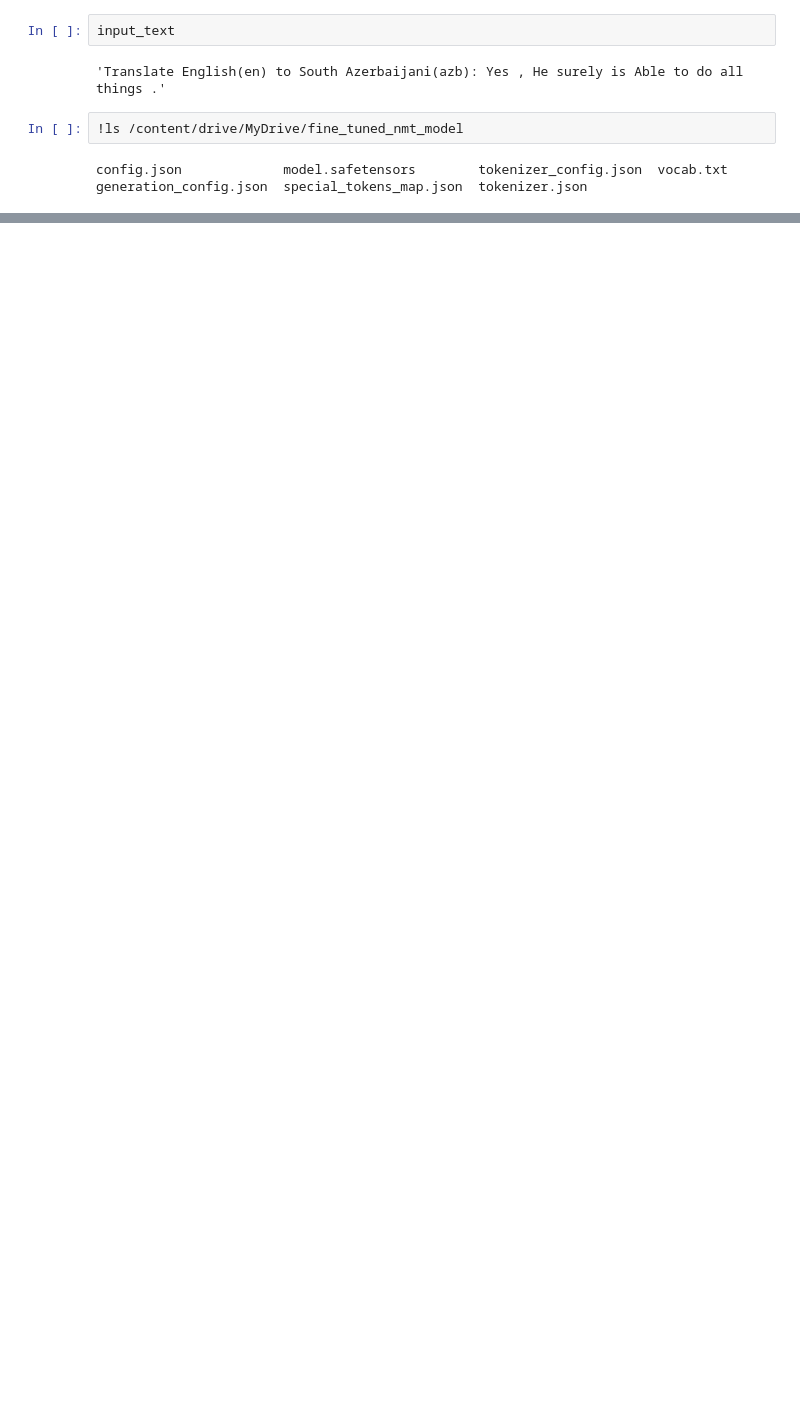
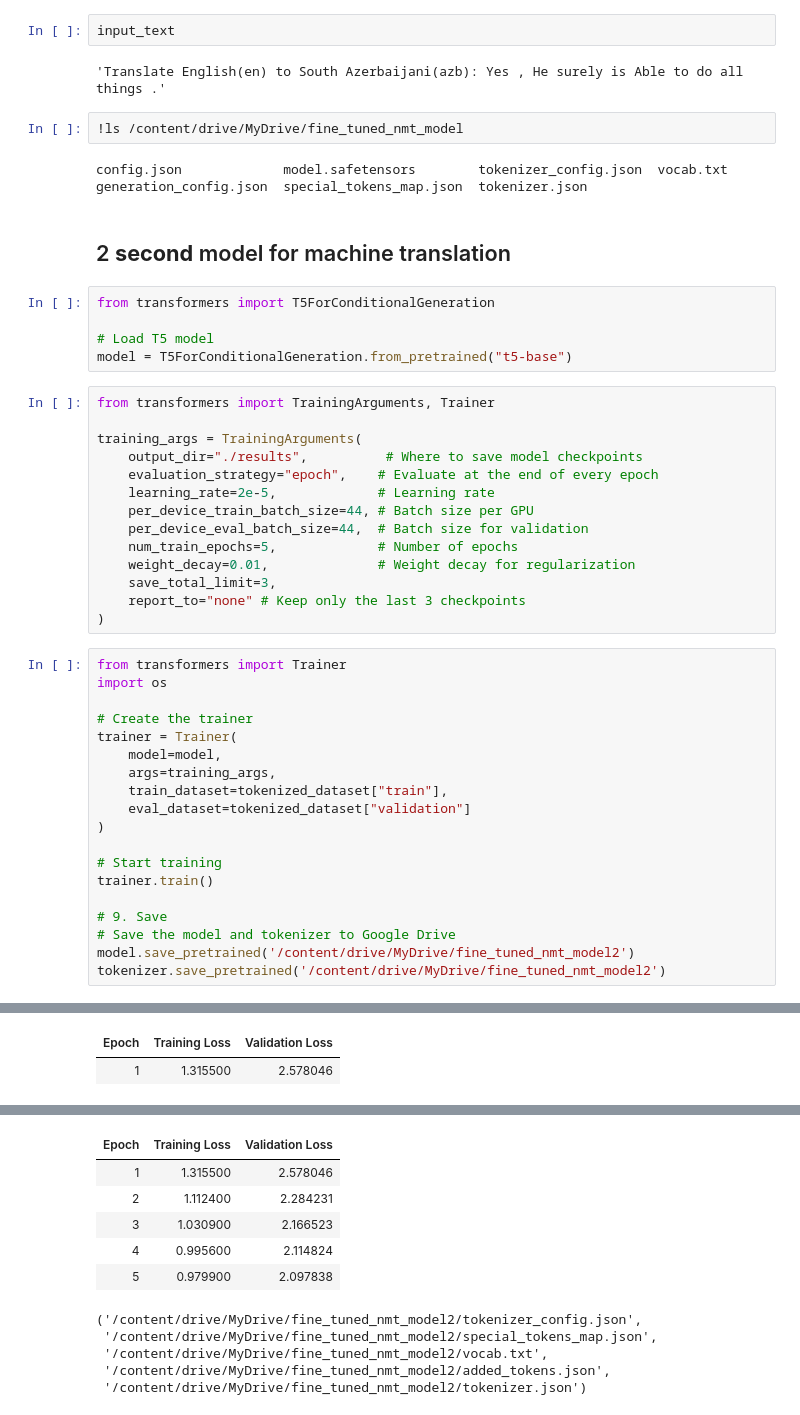
Before and after one commit to Jalilnkh/PyTorch-with-Examples-2024, a Jupyter notebook: train_en_azb.ipynb, the cells around one changed output, grey strips where cells are left out. Saved outputs shown, nothing was run; the diff lists cells and outputs as text; blank space fills up the shorter version.

```diff
--- a/train_en_azb.ipynb
+++ b/train_en_azb.ipynb
@@ -170,3 +175,44 @@ input_text
 # %% [output]
 config.json             model.safetensors        tokenizer_config.json  vocab.txt
 generation_config.json  special_tokens_map.json  tokenizer.json
+# %% [markdown]
+## 2 **second** model for machine translation
+# %%
+from transformers import T5ForConditionalGeneration
+
+# Load T5 model
+model = T5ForConditionalGeneration.from_pretrained("t5-base")
+# %%
+from transformers import TrainingArguments, Trainer
+
+training_args = TrainingArguments(
+    output_dir="./results",          # Where to save model checkpoints
+    evaluation_strategy="epoch",    # Evaluate at the end of every epoch
+    learning_rate=2e-5,             # Learning rate
+    per_device_train_batch_size=44, # Batch size per GPU
+    per_device_eval_batch_size=44,  # Batch size for validation
+    num_train_epochs=5,             # Number of epochs
+    weight_decay=0.01,              # Weight decay for regularization
+    save_total_limit=3,
+    report_to="none" # Keep only the last 3 checkpoints
+)
+# %%
+from transformers import Trainer
+import os
+
+# Create the trainer
+trainer = Trainer(
+    model=model,
+    args=training_args,
+    train_dataset=tokenized_dataset["train"],
+    eval_dataset=tokenized_dataset["validation"]
+)
+
+# Start training
+trainer.train()
+
+# 9. Save
+# Save the model and tokenizer to Google Drive
+model.save_pretrained('/content/drive/MyDrive/fine_tuned_nmt_model2')
+tokenizer.save_pretrained('/content/drive/MyDrive/fine_tuned_nmt_model2')
+# %% [output]
@@ -172,0 +220,2 @@ generation_config.json  special_tokens_map.json  tokenizer.json
+| Epoch | Training Loss | Validation Loss |
+| 1 | 1.315500 | 2.578046 |
@@ -172,0 +223,11 @@ generation_config.json  special_tokens_map.json  tokenizer.json
+| Epoch | Training Loss | Validation Loss |
+| 1 | 1.315500 | 2.578046 |
+| 2 | 1.112400 | 2.284231 |
+| 3 | 1.030900 | 2.166523 |
+| 4 | 0.995600 | 2.114824 |
+| 5 | 0.979900 | 2.097838 |
+('/content/drive/MyDrive/fine_tuned_nmt_model2/tokenizer_config.json',
+ '/content/drive/MyDrive/fine_tuned_nmt_model2/special_tokens_map.json',
+ '/content/drive/MyDrive/fine_tuned_nmt_model2/vocab.txt',
+ '/content/drive/MyDrive/fine_tuned_nmt_model2/added_tokens.json',
+ '/content/drive/MyDrive/fine_tuned_nmt_model2/tokenizer.json')
```
Also changed, not shown: parts of 10 cells of this notebook.
